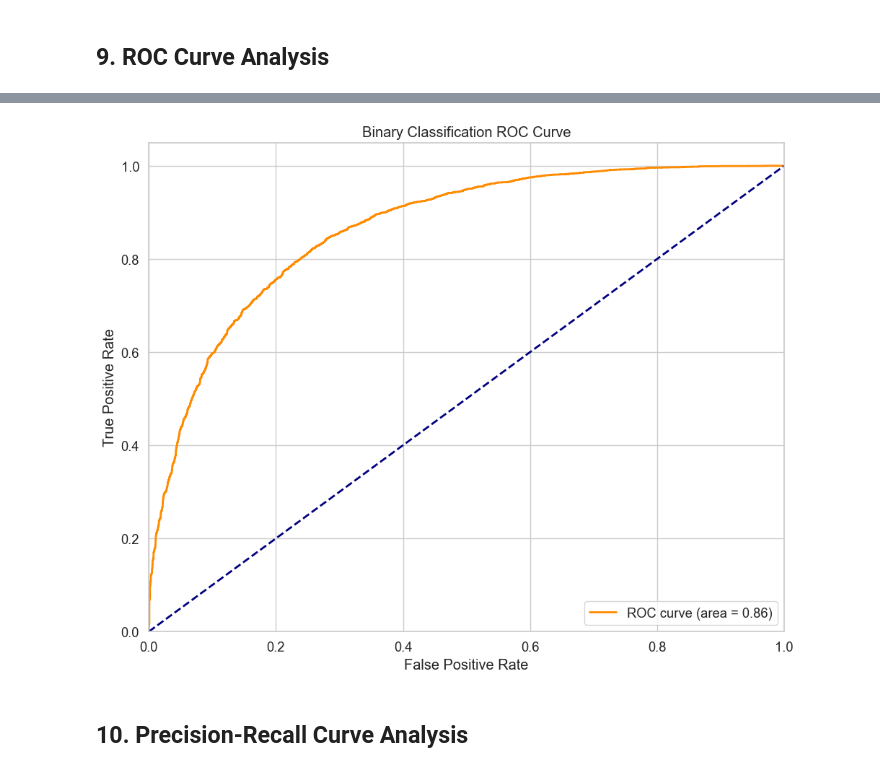
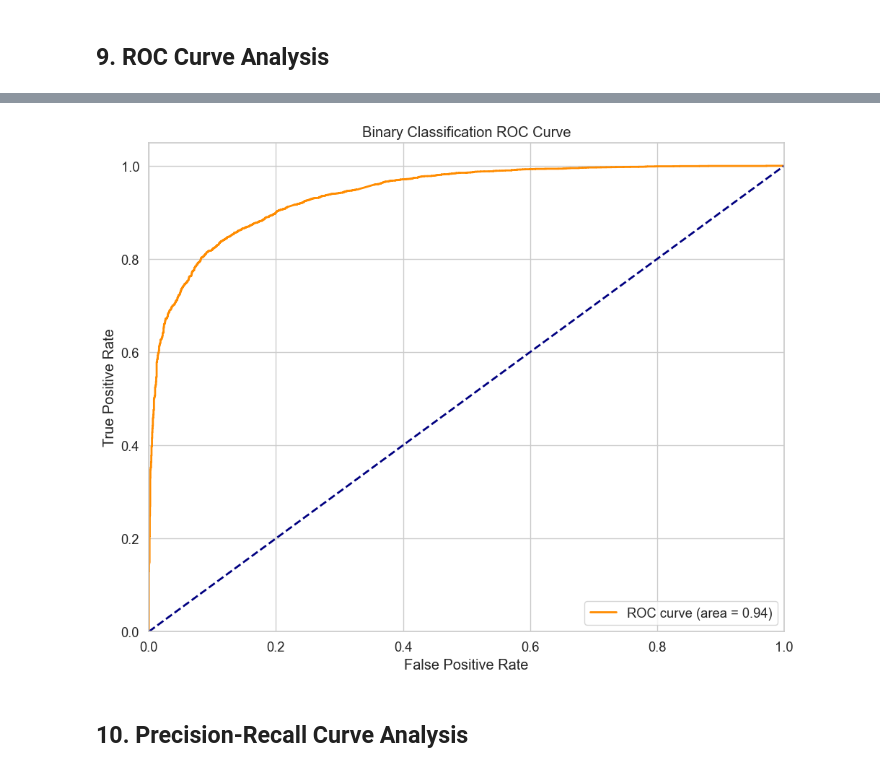
Before and after one commit to NotAlpha45/bangla-cyberbullying, a Jupyter notebook: code/lstm_run/no_augmentation_binary_class.ipynb, the cells around one changed output, grey strips where cells are left out. Saved outputs shown, nothing was run; the diff lists cells and outputs as text; code cells hidden in the pictures.

Commit message:
Rerun of models with more precise scores

```diff
--- a/code/lstm_run/no_augmentation_binary_class.ipynb
+++ b/code/lstm_run/no_augmentation_binary_class.ipynb
@@ -171,0 +222,30 @@ Model trained in 54.73 seconds
+# %%
+# Define callbacks for training
+early_stopping = EarlyStopping(
+    monitor="val_loss", patience=3, restore_best_weights=True, verbose=1
+)
+
+model_checkpoint = ModelCheckpoint(
+    filepath="../../models/lstm/best_binary_lstm_model.h5",
+    monitor="val_loss",
+    save_best_only=True,
+    verbose=1,
+)
+
+# Train the LSTM model
+print("Training LSTM model...")
+batch_size = 32
+epochs = 10
+
+start_time = time.time()
+history = model.fit(
+    X_train_sequences,
+    y_train,
+    epochs=epochs,
+    batch_size=batch_size,
+    validation_split=0.1,
+    callbacks=[early_stopping, model_checkpoint],
+    verbose=1,
+)
+training_time = time.time() - start_time
+print(f"Model trained in {training_time:.2f} seconds")
@@ -260,20 +404,20 @@ plt.show()
 ## 9. ROC Curve Analysis
 # %%
 # ROC Curve and AUC for binary classification
-y_score = rf_model.predict_proba(X_test_vectors)[:, 1]  # Probability of positive class
+y_score = model.predict(X_test_sequences).flatten()  # Probability of positive class
 
 # Calculate ROC curve and ROC area
 fpr, tpr, _ = roc_curve(y_test, y_score)
 roc_auc = auc(fpr, tpr)
 
 plt.figure(figsize=(10, 8))
-plt.plot(fpr, tpr, color='darkorange', lw=2, label=f'ROC curve (area = {roc_auc:.2f})')
-plt.plot([0, 1], [0, 1], color='navy', lw=2, linestyle='--')
+plt.plot(fpr, tpr, color="darkorange", lw=2, label=f"ROC curve (area = {roc_auc:.2f})")
+plt.plot([0, 1], [0, 1], color="navy", lw=2, linestyle="--")
 plt.xlim([0.0, 1.0])
 plt.ylim([0.0, 1.05])
-plt.xlabel('False Positive Rate')
-plt.ylabel('True Positive Rate')
-plt.title('Binary Classification ROC Curve')
+plt.xlabel("False Positive Rate")
+plt.ylabel("True Positive Rate")
+plt.title("Binary Classification ROC Curve")
 plt.legend(loc="lower right")
 plt.tight_layout()
 plt.show()
@@ -281,4 +426,4 @@ plt.show()
-[figure, old version]
+[figure, new version]
 # %% [markdown]
 ## 10. Precision-Recall Curve Analysis
 # %%
```
Also changed, not shown: parts of 26 cells of this notebook, 1 other file.
